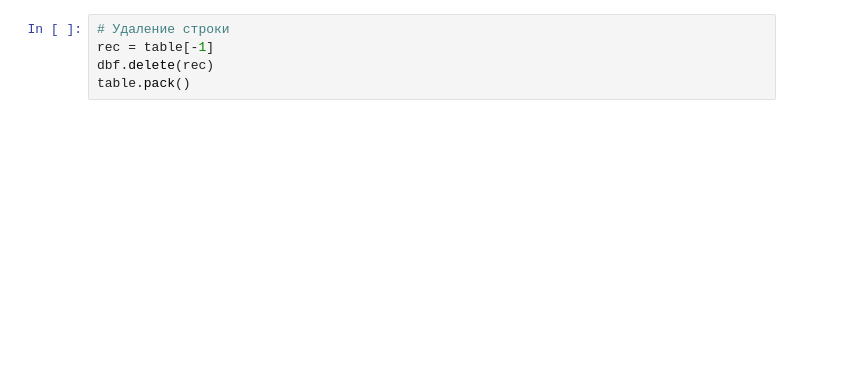
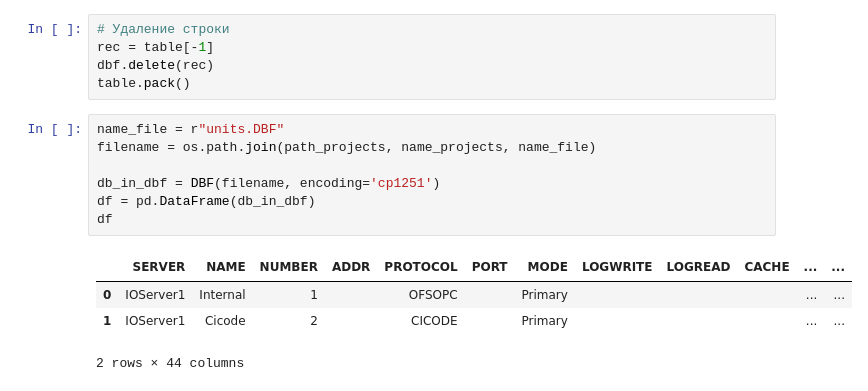
Before and after one commit to alermar69/myPython, a Jupyter notebook: ACY/dbf_scada.ipynb, the cells around one changed output. Cells and saved outputs as stored; diff of their text form; blank space fills up the shorter version.

```diff
--- a/ACY/dbf_scada.ipynb
+++ b/ACY/dbf_scada.ipynb
@@ -24,4 +141,16 @@ table.close()
 rec = table[-1]
 dbf.delete(rec)
 table.pack()
+# %%
+name_file = r"units.DBF"
+filename = os.path.join(path_projects, name_projects, name_file)
+
+db_in_dbf = DBF(filename, encoding='cp1251')
+df = pd.DataFrame(db_in_dbf)
+df
+# %% [output]
+|  | SERVER | NAME | NUMBER | ADDR | PROTOCOL | PORT | MODE | LOGWRITE | LOGREAD | CACHE | ... | ... |
+| 0 | IOServer1 | Internal | 1 |  | OFSOPC |  | Primary |  |  |  | ... | ... |
+| 1 | IOServer1 | Cicode | 2 |  | CICODE |  | Primary |  |  |  | ... | ... |
+2 rows × 44 columns
 # %%
```
Also changed, not shown: parts of 14 cells of this notebook, 1 other file.
